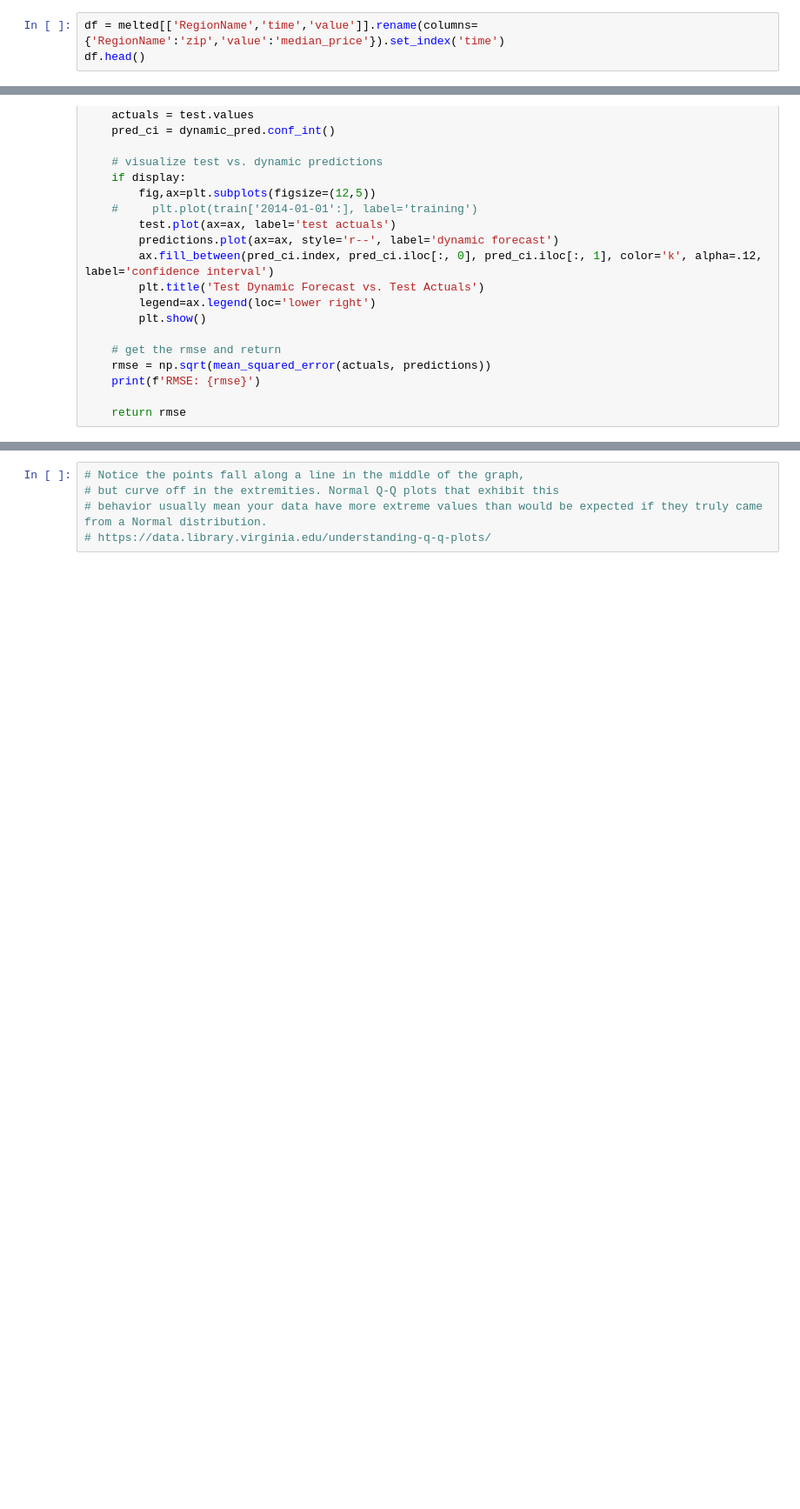
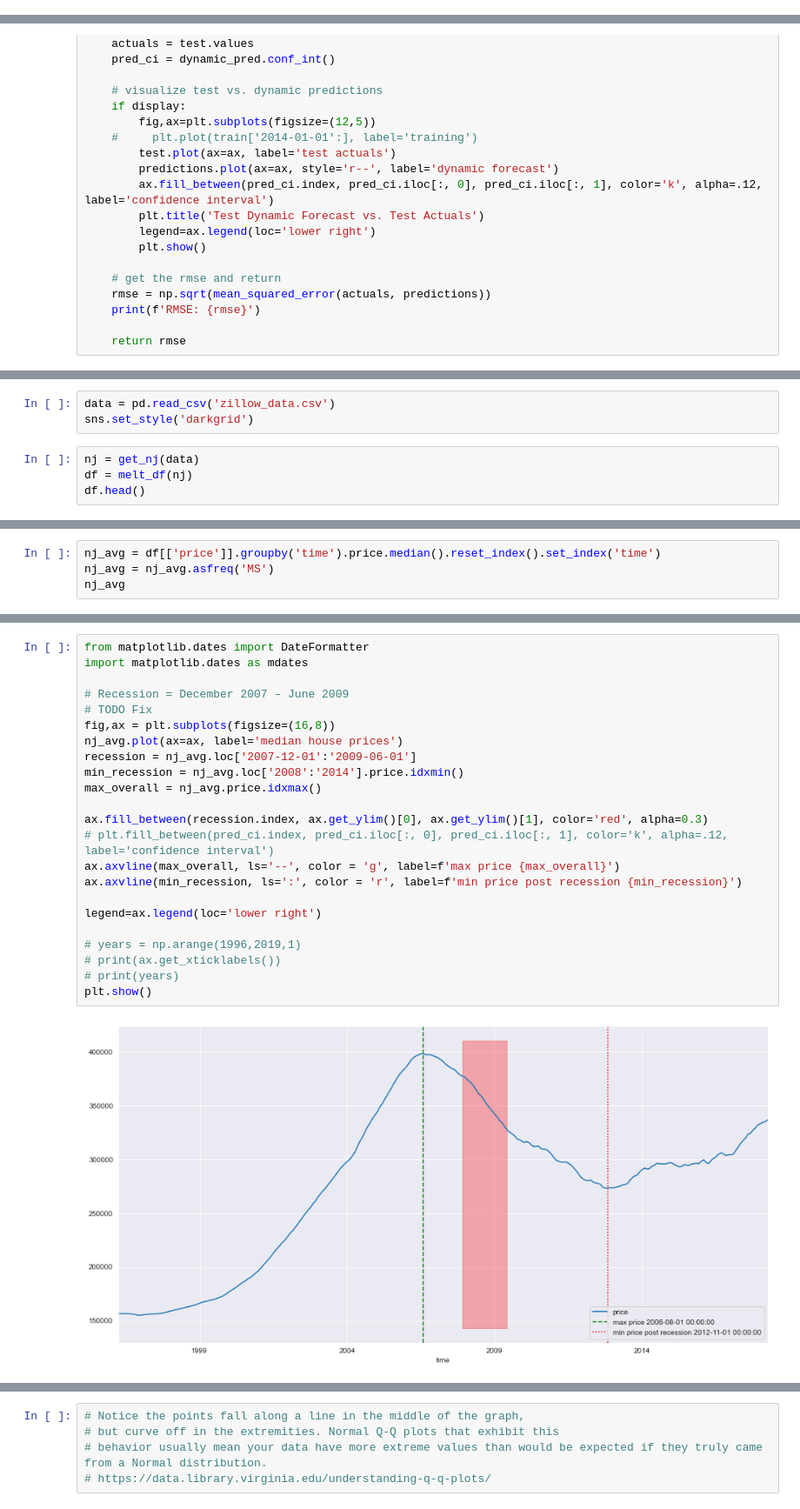
Before and after one commit to timpanon/zillow_forecasting, a Jupyter notebook: overall_nj.ipynb, the cells around one changed output, grey strips where cells are left out. Shown: that part at 87% size. Saved outputs shown, nothing was run; the diff lists cells and outputs as text; blank space fills up the shorter version.

Commit message:
finished overall nj

```diff
--- a/overall_nj.ipynb
+++ b/overall_nj.ipynb
@@ -152,3 +97,0 @@ dtype: int64
-# %%
-df = melted[['RegionName','time','value']].rename(columns={'RegionName':'zip','value':'median_price'}).set_index('time')
-df.head()
@@ -427,0 +239,7 @@ RMSE: 9400.345050242297
+# %%
+data = pd.read_csv('zillow_data.csv')
+sns.set_style('darkgrid')
+# %%
+nj = get_nj(data)
+df = melt_df(nj)
+df.head()
@@ -427,0 +257,4 @@ RMSE: 9400.345050242297
+# %%
+nj_avg = df[['price']].groupby('time').price.median().reset_index().set_index('time')
+nj_avg = nj_avg.asfreq('MS')
+nj_avg
@@ -427,0 +276,25 @@ RMSE: 9400.345050242297
+# %%
+from matplotlib.dates import DateFormatter
+import matplotlib.dates as mdates
+
+# Recession = December 2007 – June 2009
+# TODO Fix
+fig,ax = plt.subplots(figsize=(16,8))
+nj_avg.plot(ax=ax, label='median house prices')
+recession = nj_avg.loc['2007-12-01':'2009-06-01']
+min_recession = nj_avg.loc['2008':'2014'].price.idxmin()
+max_overall = nj_avg.price.idxmax()
+
+ax.fill_between(recession.index, ax.get_ylim()[0], ax.get_ylim()[1], color='red', alpha=0.3)
+# plt.fill_between(pred_ci.index, pred_ci.iloc[:, 0], pred_ci.iloc[:, 1], color='k', alpha=.12, label='confidence interval')
+ax.axvline(max_overall, ls='--', color = 'g', label=f'max price {max_overall}')
+ax.axvline(min_recession, ls=':', color = 'r', label=f'min price post recession {min_recession}')
+
+legend=ax.legend(loc='lower right')
+
+# years = np.arange(1996,2019,1)
+# print(ax.get_xticklabels())
+# print(years)
+plt.show()
+# %% [output]
+[figure, added]
```
Also changed, not shown: parts of 40 cells of this notebook, 1 other file.
